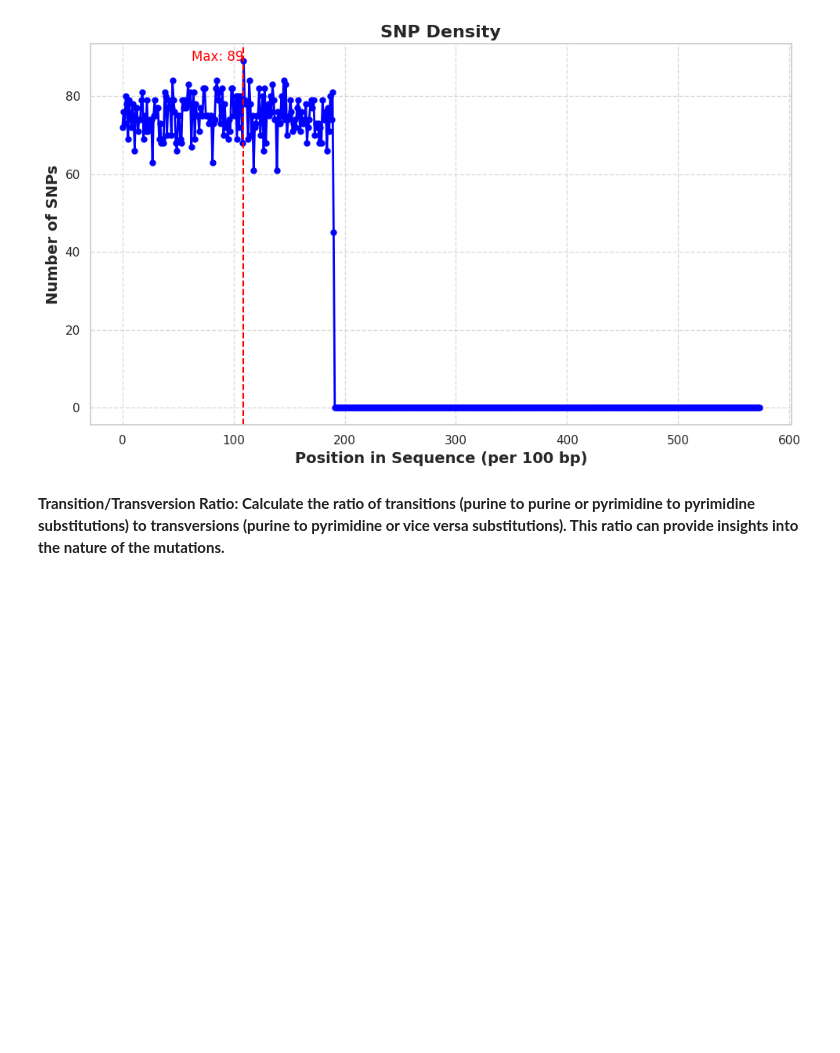
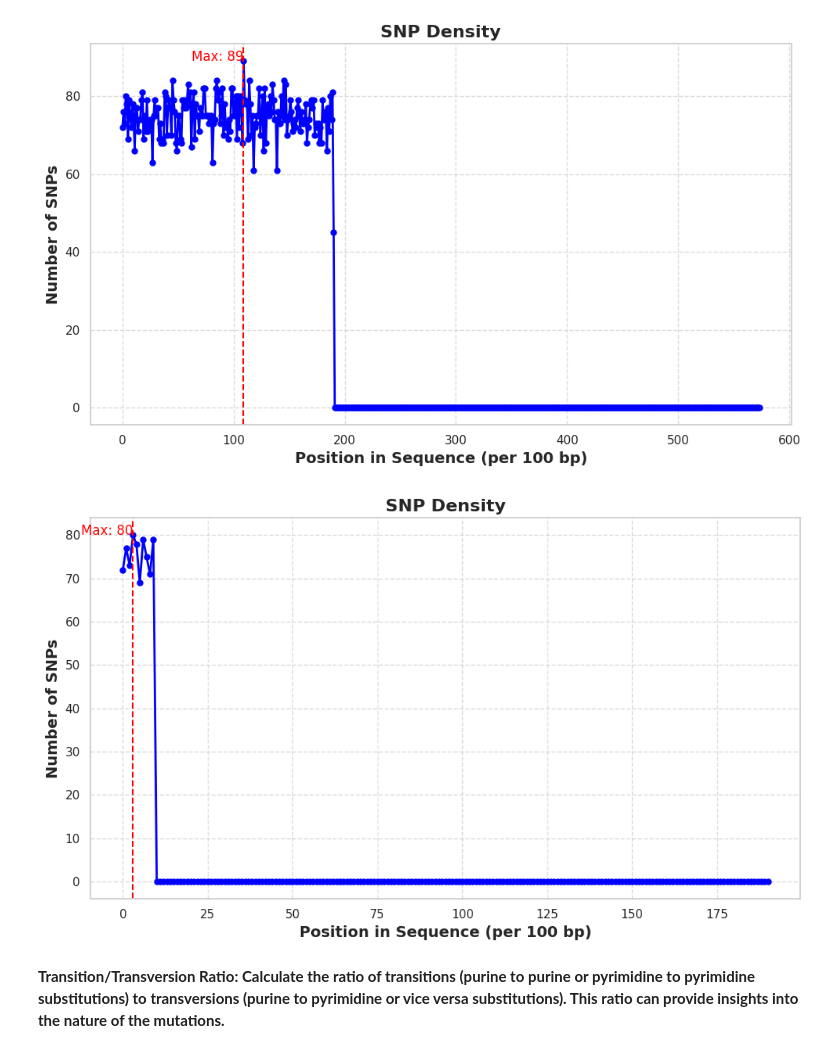
Before and after one commit to YasmineElnasharty/Comparative_Genomic_Analysis_Identifying_and_Characterizing_-SNPs-_in_DNA_Sequences, a Jupyter notebook: Comparative_Genomic_Analysis_Identifying_and_Characterizing_Single_Nucleotide_Polymorphisms_(SNPs)_in_DNA_Sequences.ipynb, the cells around one changed output. Drawn from its saved outputs; the diff is of its cells as text; code cells hidden in the pictures; blank space fills up the shorter version.

Commit message:
Comparative_Genomic_Analysis_Identifying_and_Characterizing_Single_Nucleotide_Polymorphisms_(SNPs)_in_DNA_Sequences

```diff
--- a/Comparative_Genomic_Analysis_Identifying_and_Characterizing_Single_Nucleotide_Polymorphisms_(SNPs)_in_DNA_Sequences.ipynb
+++ b/Comparative_Genomic_Analysis_Identifying_and_Characterizing_Single_Nucleotide_Polymorphisms_(SNPs)_in_DNA_Sequences.ipynb
@@ -305,6 +309,46 @@ plt.tight_layout()
 plt.show()
 # %% [output]
 [figure]
+# %%
+import matplotlib.pyplot as plt
+import seaborn as sns
+
+# Assuming `snps` and `seq1` are already defined from previous steps
+
+# Parameters
+window_size = 100  # Adjust based on your preference
+
+# Calculate SNP density
+density = [0] * (len(seq2) // window_size + 1)
+for pos, _, _ in snps:
+    density[pos // window_size] += 1
+
+# Set the plot style
+sns.set(style="whitegrid")
+
+# Create the plot
+plt.figure(figsize=(10, 6))
+plt.plot(density, color='blue', linewidth=2, marker='o', markersize=5)
+
+# Add titles and labels
+plt.xlabel(f'Position in Sequence (per {window_size} bp)', fontsize=14, fontweight='bold')
+plt.ylabel('Number of SNPs', fontsize=14, fontweight='bold')
+plt.title('SNP Density', fontsize=16, fontweight='bold')
+
+# Add grid lines for better readability
+plt.grid(True, linestyle='--', alpha=0.7)
+
+# Highlight maximum density region
+max_density = max(density)
+max_index = density.index(max_density)
+plt.axvline(x=max_index, color='red', linestyle='--', linewidth=1.5)
+plt.text(max_index, max_density, f'Max: {max_density}', fontsize=12, color='red', ha='right')
+
+# Tight layout
+plt.tight_layout()
+plt.show()
+# %% [output]
+[figure, added]
 # %% [markdown]
 **Transition/Transversion Ratio: Calculate the ratio of transitions (purine to purine or pyrimidine to pyrimidine substitutions) to transversions (purine to pyrimidine or vice versa substitutions). This ratio can provide insights into the nature of the mutations.**
 # %%
```
Also changed, not shown: parts of 3 cells of this notebook.
